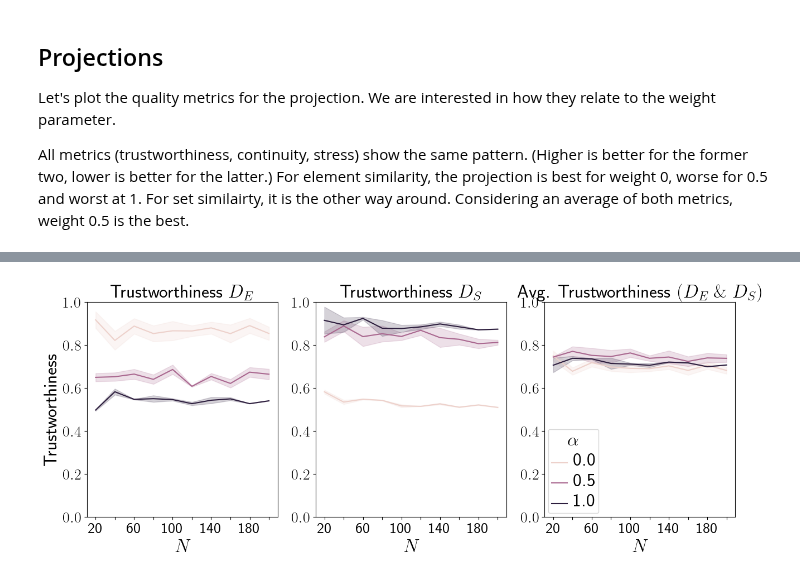
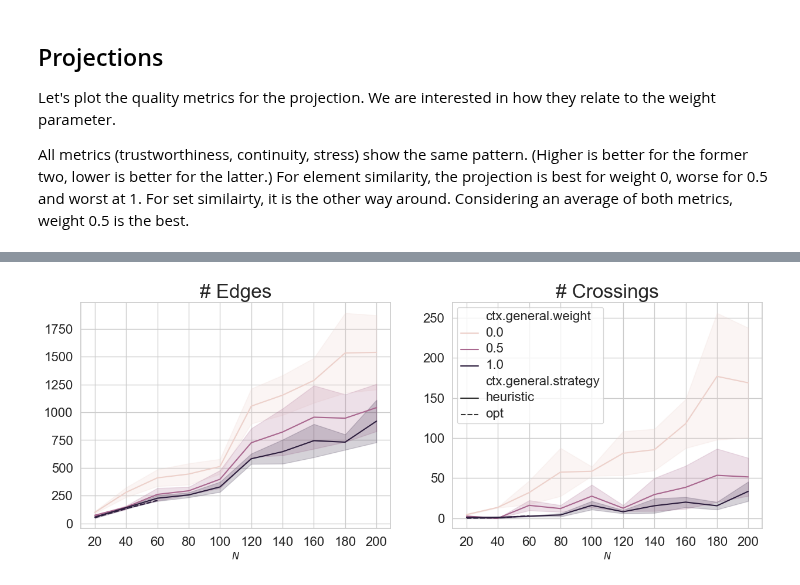
Before and after one commit to npiccolotto/undrground-tubes, a Jupyter notebook: designspace-result/merge.ipynb, the cells around one changed output, grey strips where cells are left out. Drawn from its saved outputs; the diff is of its cells as text; code cells hidden in the pictures.

```diff
--- a/designspace-result/merge.ipynb
+++ b/designspace-result/merge.ipynb
@@ -14,10 +14,11 @@ from matplotlib import pyplot as plt
 import numpy as np
 from IPython.display import display, HTML
 from shutil import get_terminal_size
+from itertools import product
 
 
-mpl.rc("text", usetex=True)
-mpl.rc('text.latex', preamble=r'\usepackage{amsmath,amssymb}\usepackage{calrsfs}\DeclareMathAlphabet{\pazocal}{OMS}{zplm}{m}{n}\SetMathAlphabet\pazocal{bold}{OMS}{zplm}{bx}{n}\newcommand{\mth}{\mathcal{A}}\newcommand{\pzc}{\pazocal{A}}')
+#mpl.rc("text", usetex=True)
+#mpl.rc('text.latex', preamble=r'\usepackage{amsmath,amssymb}\usepackage{calrsfs}\DeclareMathAlphabet{\pazocal}{OMS}{zplm}{m}{n}\SetMathAlphabet\pazocal{bold}{OMS}{zplm}{bx}{n}\newcommand{\mth}{\mathcal{A}}\newcommand{\pzc}{\pazocal{A}}')
 
 
 FAKE = {
@@ -127,22 +266,20 @@ A few cells in between are missing which indicates failed runs. They happen most
 # %%
 import matplotlib.pyplot as plt
 
-weight = 0.5
-good_runs = df[(df["success"] == True)]
+
 sns.heatmap(
     good_runs.pivot_table(
         index=[
             "ctx.layout.overlapremover",
-            "ctx.connect.connecter",
-            "ctx.route.router",
             "ctx.general.subsupporttype",
+            "ctx.general.strategy",
         ],
         columns=[
             "ctx.general.weight",
-            "dataset",
+            "dataset_int",
         ],
         values="duration_m",
-        aggfunc='min',
+        aggfunc='mean',
     ),
     linewidth=0.5,
     annot=True,
@@ -162,43 +324,54 @@ All metrics (trustworthiness, continuity, stress) show the same pattern. (Higher
 # %%
-fig, axes = plt.subplots(1, 3, sharex=True, figsize=(15,5))
+fig, axes = plt.subplots(1, 2, sharex=True, figsize=(15, 5))
 
-axes[0].set_title('Trustworthiness $D_E$', fontsize=24)
-axes[1].set_title('Trustworthiness $D_S$', fontsize=24)
-axes[2].set_title('Avg. Trustworthiness $(D_E \; \& \; D_S)$', fontsize=24)
 
-all_runs = df.sort_values('dataset')
+axes[0].set_title("Total Edges")
+axes[1].set_title("Total Edge Crossings")
 
-sns.lineplot(data=all_runs, x="dataset", y="M1 [EA, k=10%]", hue="ctx.general.weight", sort=False, errorbar='sd', ax=axes[0], legend=None)
-sns.lineplot(data=all_runs, x="dataset", y="M1 [SR, k=10%]", hue="ctx.general.weight", sort=False, errorbar='sd', ax=axes[1], legend=None)
-sns.lineplot(data=all_runs, x="dataset", y="M1 [EA, k=10%] avg", hue="ctx.general.weight", sort=False, errorbar='sd', ax=axes[2])
+subset = good_runs[(good_runs['ctx.layout.overlapremover']=='dgrid')].sort_values("dataset_int")
 
-labels = list(range(20,201, 20))
-axes[0].set_ylim([0, 1])
-axes[1].set_ylim([0, 1])
-axes[2].set_ylim([0, 1])
+sns.lineplot(
+    data=subset,
+    x="dataset",
+    y="metrics[0].total_edges",
+    style="ctx.general.strategy",
+    errorbar=('sd', 1),
+    estimator='mean',
+    sort=False,
+    hue="ctx.general.weight",
+    ax=axes[0],
+    legend=None
+)
+sns.lineplot(
+    data=subset,
+    x="dataset",
+    y="metrics[0].total_edge_crossings",
+    style="ctx.general.strategy",
+    errorbar=('sd', 1),
+    estimator='mean',
+    sort=False,
+    hue="ctx.general.weight",
+    ax=axes[1]
+)
 
-axes[2].get_legend().set_title("$\\alpha$")
-plt.setp(axes[2].get_legend().get_texts(), fontsize='24') # for legend text
-plt.setp(axes[2].get_legend().get_title(), fontsize='24') # for legend title
+labels = range(20, 201, 20)
 
-for i in range(len(labels)):
-    if i % 2 == 1:
-        labels[i] = ""
+axes[0].set_title("# Edges", fontsize=24)
+axes[1].set_title("# Crossings", fontsize=24)
 
-axes[0].set_xticklabels(labels, fontsize=20)
-axes[1].set_xticklabels(labels, fontsize=20)
-axes[2].set_xticklabels(labels, fontsize=20)
 
-axes[0].set_yticklabels(["$%.1f$" % i for i in axes[0].get_yticks()], fontsize = 20)
-axes[1].set_yticklabels(["$%.1f$" % i for i in axes[1].get_yticks()], fontsize = 20)
-axes[2].set_yticklabels(["$%.1f$" % i for i in axes[2].get_yticks()], fontsize = 20)
+plt.setp(axes[1].get_legend().get_texts(), fontsize="16")  # for legend text
+plt.setp(axes[1].get_legend().get_title(), fontsize="16")  # for legend title
 
-axes[0].set_xlabel("$N$", fontsize=24)
-axes[1].set_xlabel("$N$", fontsize=24)
-axes[2].set_xlabel("$N$", fontsize=24)
-axes[0].set_ylabel("Trustworthiness", fontsize=24)
+axes[0].set_xticklabels(labels)
+axes[1].set_xticklabels(labels)
+axes[0].set_xlabel("$N$")
+axes[1].set_xlabel("$N$")
+axes[0].set_ylabel("")
 axes[1].set_ylabel("")
-axes[2].set_ylabel("")
 
-fig.savefig(f"trustworthiness.pdf", bbox_inches = "tight")
+axes[0].set_yticklabels(["%.0f" % i for i in axes[0].get_yticks()], fontsize=16)
+axes[1].set_yticklabels(["%.0f" % i for i in axes[1].get_yticks()], fontsize=16)
+axes[0].set_xticklabels(["%.0f" % int((i+1)*20) for i in axes[0].get_xticks()], fontsize=16)
+axes[1].set_xticklabels(["%.0f" % int((i+1)*20) for i in axes[1].get_xticks()], fontsize=16)
 # %% [output]
@@ -205 +388 @@ fig.savefig(f"trustworthiness.pdf", bbox_inches = "tight")
-[figure, old version]
+[figure, new version]
```
Also changed, not shown: parts of 43 cells of this notebook, 1 other file.
